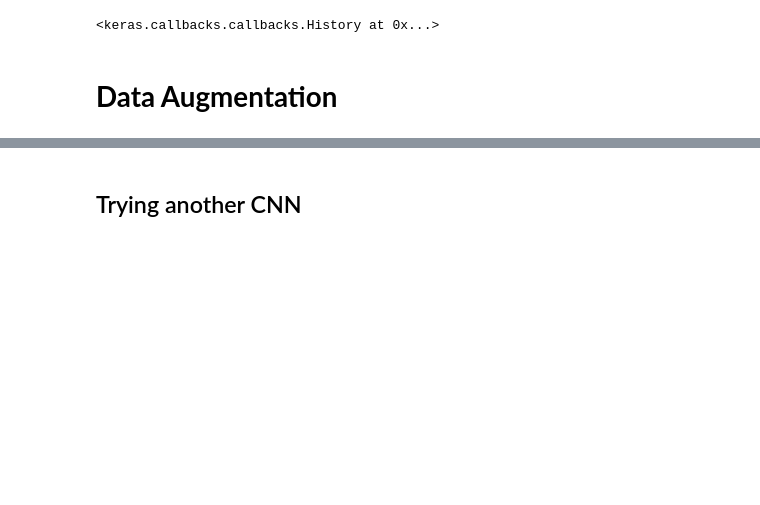
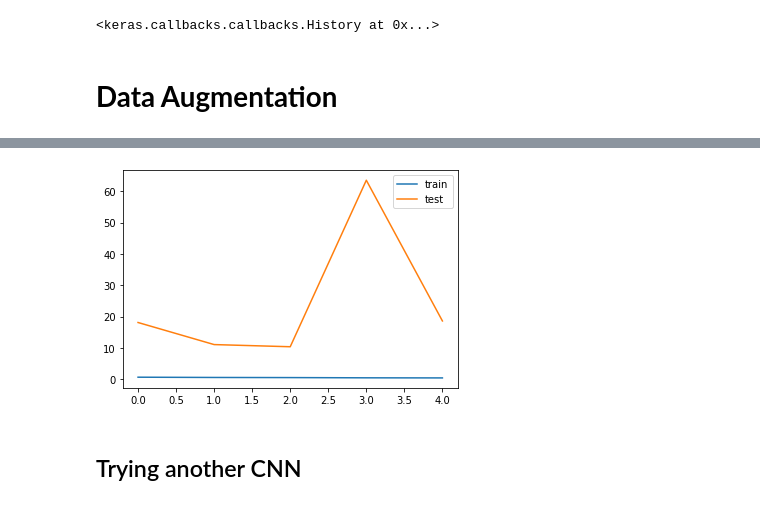
Before and after one commit to mohammadakradi/Covid-19, a Jupyter notebook: CNN_V3.ipynb, the cells around one changed output, grey strips where cells are left out. Cells and saved outputs as stored; diff of their text form; code cells hidden in the pictures; blank space fills up the shorter version.

```diff
--- a/CNN_V3.ipynb
+++ b/CNN_V3.ipynb
@@ -224,3 +245,10 @@ Epoch 5/5
+# %%
+plt.plot(history.history['loss'], label = 'train')
+plt.plot(history.history['val_loss'], label = 'test')
+plt.legend()
+plt.show()
+# %% [output]
+[figure, added]
 # %% [markdown]
 ## Trying another CNN
 # %%
```
Also changed, not shown: parts of 7 cells of this notebook.
